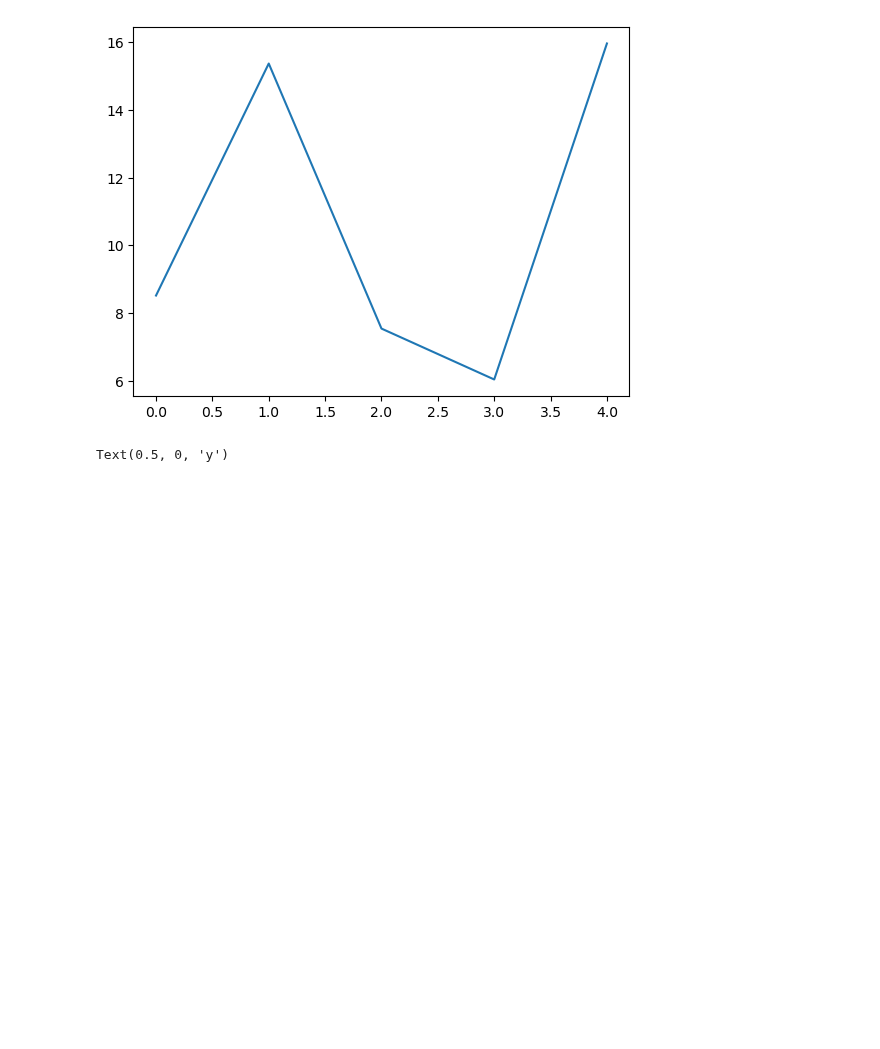
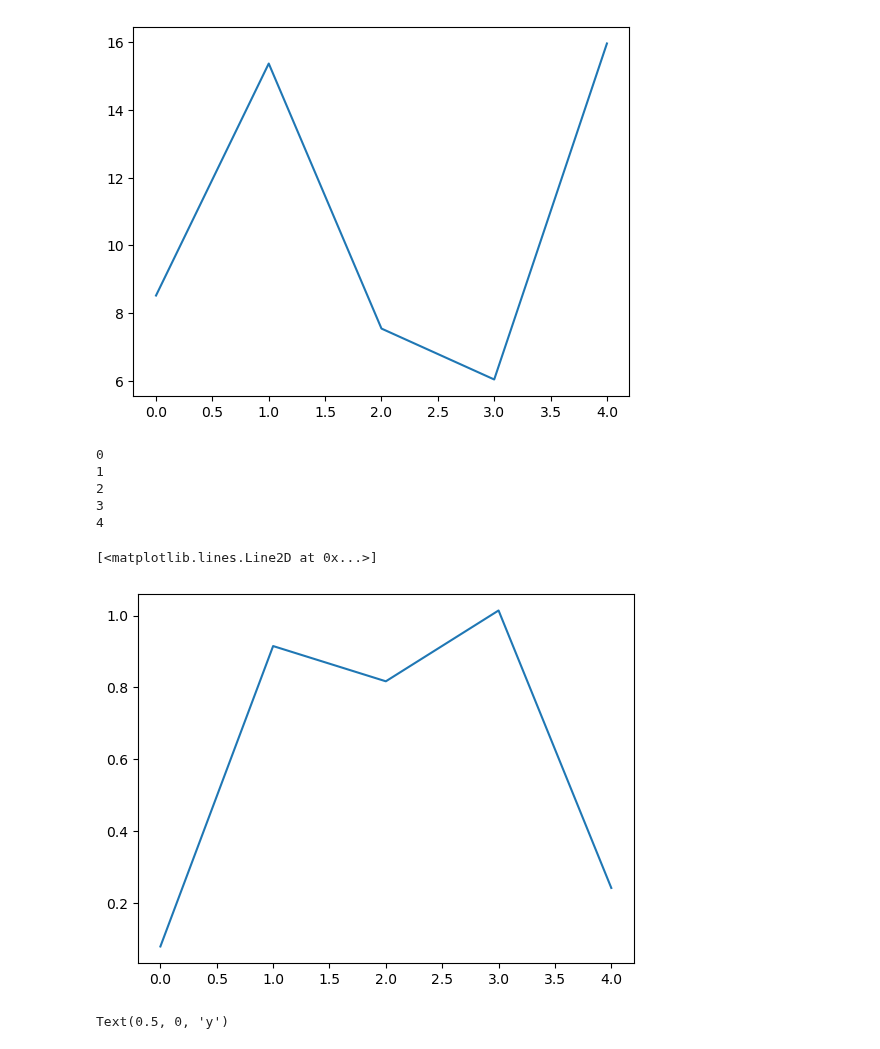
Before and after one commit to pablogarciarce/AdvReg, a Jupyter notebook: notebooks/test_distr_attack.ipynb, the cells around one changed output. Saved outputs shown, nothing was run; the diff lists cells and outputs as text; code cells hidden in the pictures; blank space fills up the shorter version.

```diff
--- a/notebooks/test_distr_attack.ipynb
+++ b/notebooks/test_distr_attack.ipynb
@@ -354,6 +354,28 @@ plt.plot(norms)
 4
 [<matplotlib.lines.Line2D at 0x...>]
 [figure]
+# %%
+# same as before but estimate the gradient doing the mean of 100 iterations
+norms = []
+for it in range(5):
+    print(it)
+    y = model.sample_predictive_distribution(x, num_samples=1)
+    gradient_estimate = mlmc_gradient_estimator(y, x_adv, 100, model, M0=2, tau=1)
+    for _ in range(100):
+        y = model.sample_predictive_distribution(x, num_samples=1)
+        gradient_estimate += mlmc_gradient_estimator(y, x_adv, 100, model, M0=2, tau=1)
+    gradient_estimate /= 101
+    norms.append(torch.norm(real_grad - gradient_estimate).detach().item())
+
+plt.plot(norms)
+# %% [output]
+0
+1
+2
+3
+4
+[<matplotlib.lines.Line2D at 0x...>]
+[figure, added]
 # %%
 # Attack example
 x = X_test[17,:].copy()
```
Also changed, not shown: parts of 5 cells of this notebook, 1 other file.
